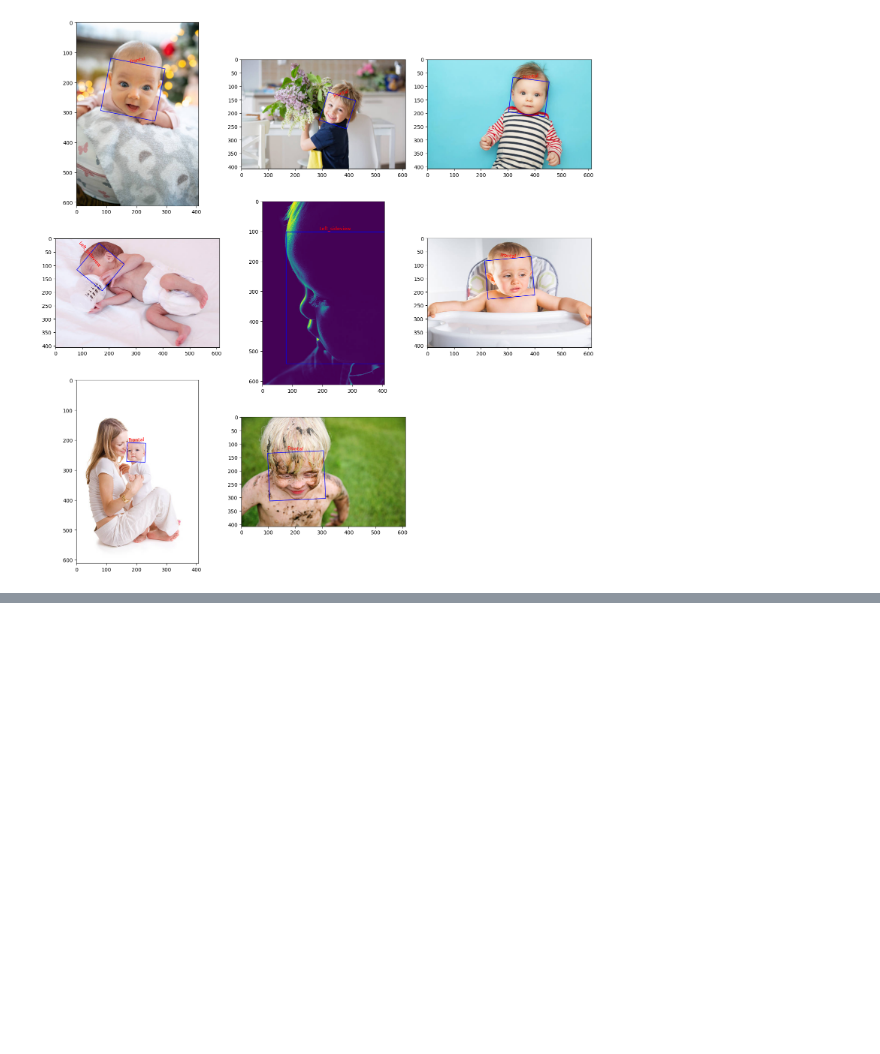
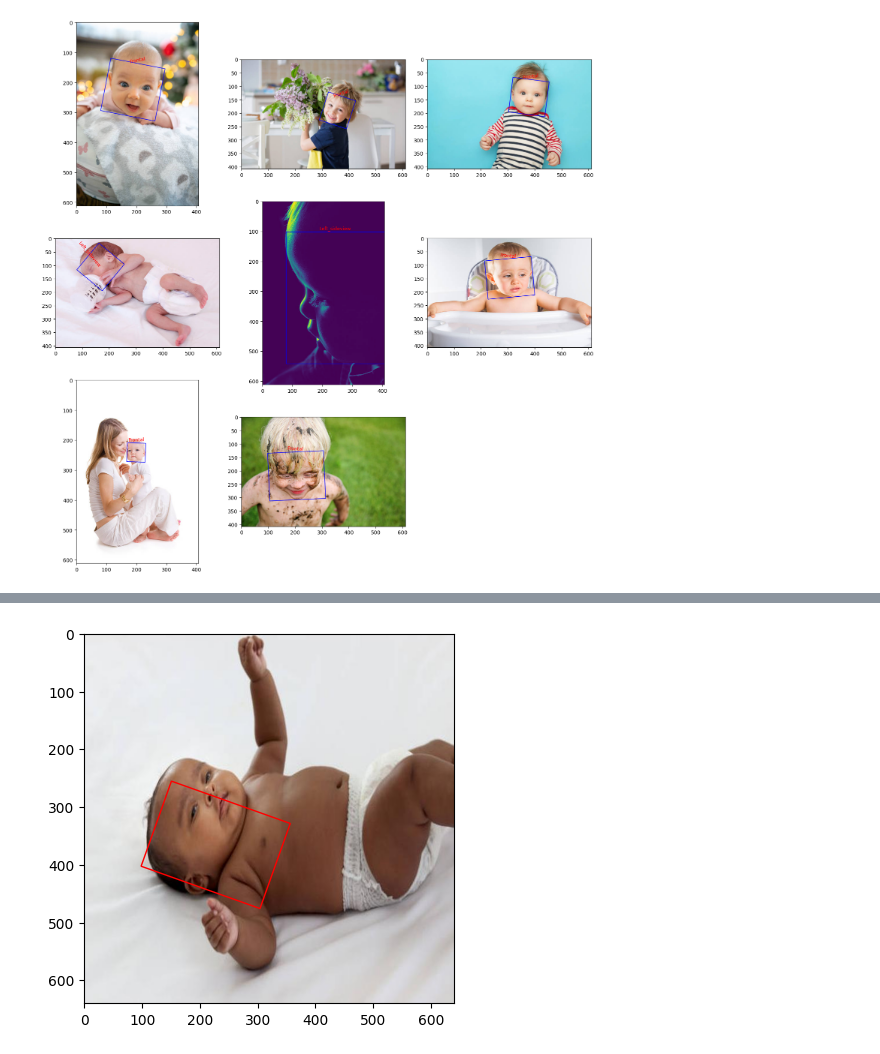
Before and after one commit to Jocareher/baby_face_detection, a Jupyter notebook: notebooks/yolo_v8.ipynb, the cells around one changed output, grey strips where cells are left out. Drawn from its saved outputs; the diff is of its cells as text; code cells hidden in the pictures; blank space fills up the shorter version.

```diff
--- a/notebooks/yolo_v8.ipynb
+++ b/notebooks/yolo_v8.ipynb
@@ -373,0 +321,44 @@ FileNotFoundError: source does not exist
+# %%
+import matplotlib.pyplot as plt
+import matplotlib.patches as patches
+from PIL import Image
+
+def plot_image_with_normalized_obbox(image_path, bbox_path):
+    """
+    Lee una imagen y un archivo .txt con coordenadas normalizadas de bounding box orientada (OBB),
+    y hace un plot de la imagen con la bbox.
+
+    Args:
+    - image_path (str): Ruta al archivo de imagen.
+    - bbox_path (str): Ruta al archivo .txt con coordenadas normalizadas de la bounding box orientada.
+    """
+    # Cargar imagen
+    image = Image.open(image_path)
+    width, height = image.size
+
+    # Leer bbox del archivo .txt
+    with open(bbox_path, 'r') as file:
+        bbox_data = file.readline().strip().split()
+        # Asumiendo que el formato es class_index, x1, y1, x2, y2, x3, y3, x4, y4 (normalizado)
+        # Convertimos las coordenadas normalizadas a absolutas
+        coordinates = [float(coord) for coord in bbox_data[1:]]
+        absolute_coordinates = []
+        for i in range(0, len(coordinates), 2):
+            x_abs = coordinates[i] * width
+            y_abs = coordinates[i + 1] * height
+            absolute_coordinates.append((x_abs, y_abs))
+
+    # Crear plot
+    fig, ax = plt.subplots()
+    ax.imshow(image)
+    # Dibujar un polígono para la bbox
+    polygon = patches.Polygon(absolute_coordinates, linewidth=1, edgecolor='r', facecolor='none')
+    ax.add_patch(polygon)
+    plt.show()
+
+# Ejemplo de uso
+image_path = "/Users/jocareher/Downloads/WhatsApp Image 2024-02-12 at 5.52.41 PM.jpeg"  # Reemplaza con la ruta real de tu imagen
+bbox_path = '/Users/jocareher/Downloads/face_dataset/train/labels/normalized_labels/face_img_481.txt'  # Reemplaza con la ruta real de tu archivo .txt
+plot_image_with_normalized_obbox(image_path, bbox_path)
+# %% [output]
+[figure, added]
```
Also changed, not shown: parts of 6 cells of this notebook, 1 other file.
